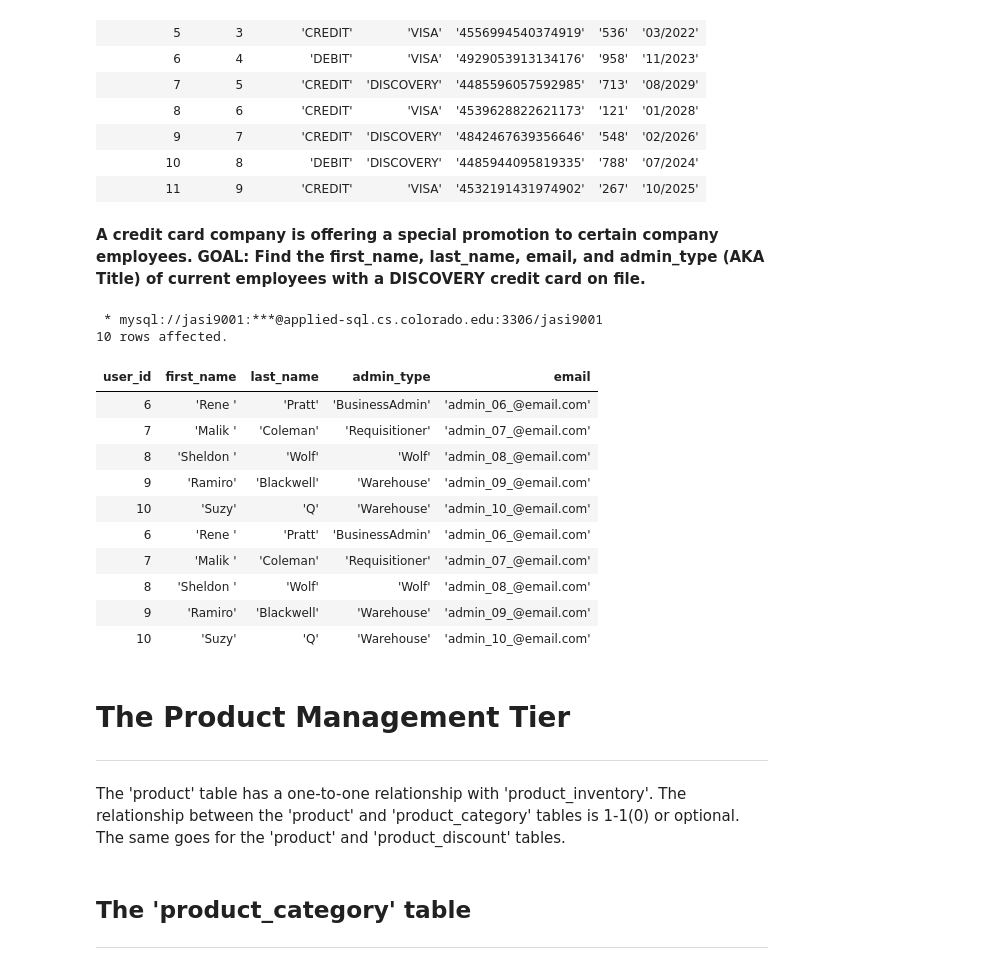
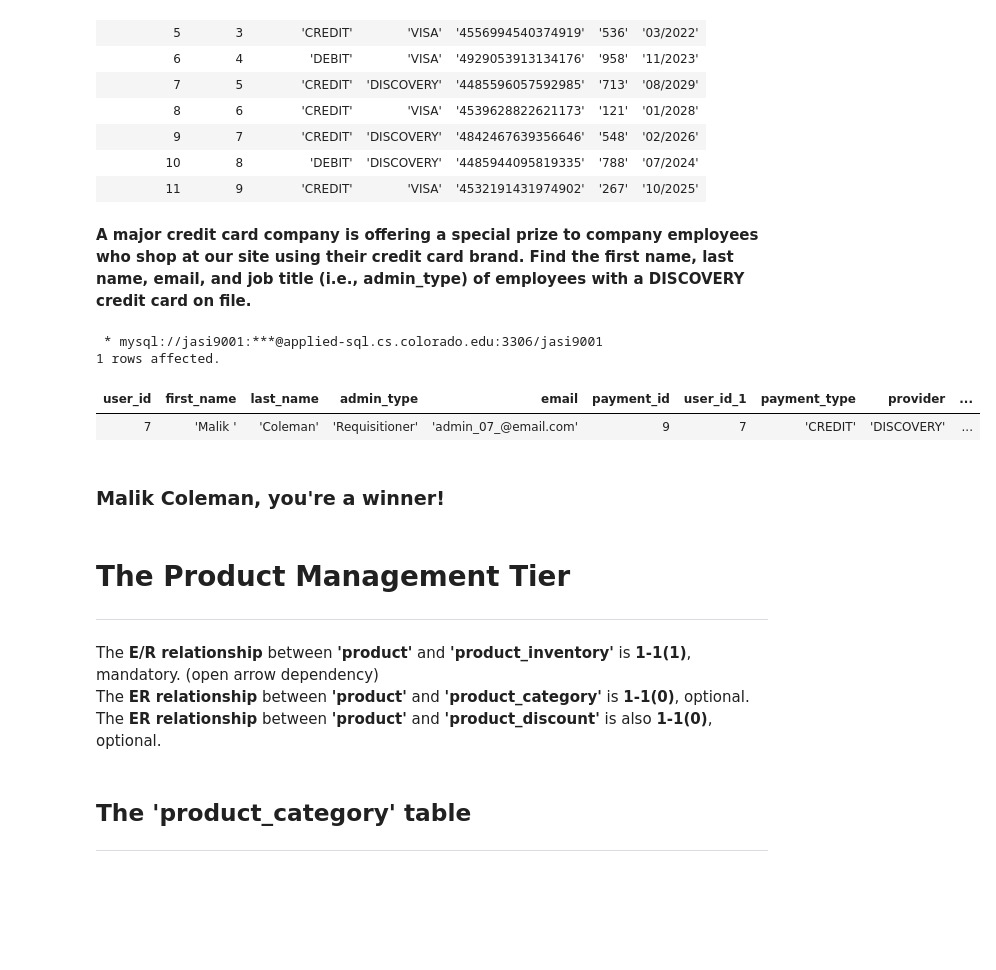
Before and after one commit to Micah614/P2P_Retail_Database, a Jupyter notebook: P2P_DB.ipynb, the cells around one changed output. Cells and saved outputs as stored; diff of their text form; code cells hidden in the pictures; blank space fills up the shorter version.

```diff
--- a/P2P_DB.ipynb
+++ b/P2P_DB.ipynb
@@ -500,44 +503,41 @@ order by user_id;
 | 10 | 8 | 'DEBIT' | 'DISCOVERY' | '4485944095819335' | '788' | '07/2024' |
 | 11 | 9 | 'CREDIT' | 'VISA' | '4532191431974902' | '267' | '10/2025' |
 # %% [markdown]
-<strong>A credit card company is offering a special promotion to certain company employees.</strong>
-<strong>GOAL: Find the first_name, last_name, email, and admin_type (AKA Title) of current employees with a DISCOVERY credit card on file.</strong>
+<strong>A major credit card company is offering a special prize to company employees who shop at our site using their credit card brand. Find the first name, last name, email, and job title (i.e., admin_type) of employees with a DISCOVERY credit card on file.</strong>
 # %%
 %%sql
 # Use Common Table Expressions.
 WITH admin_users AS (
     SELECT
         adminuser.user_id AS 'user_id', user.first_name AS 'first_name', user.last_name AS 'last_name', adminuser.admin_type AS 'admin_type',
             user.email AS 'email'
     FROM
         adminuser
     INNER JOIN
         user
     ON
         adminuser.user_id = user.user_id
 )
 
-
-SELECT * FROM admin_users;
+SELECT *
+FROM admin_users
+JOIN user_payment
+ON admin_users.user_id = user_payment.user_id
+WHERE user_payment.payment_type LIKE '\'%CREDIT\'' AND user_payment.provider LIKE '\'%DISCOVERY\'';
 # %% [output]
  * mysql://jasi9001:***@applied-sql.cs.colorado.edu:3306/jasi9001
-10 rows affected.
+1 rows affected.
-| user_id | first_name | last_name | admin_type | email |
-| 6 | 'Rene ' | 'Pratt' | 'BusinessAdmin' | 'admin_06_@email.com' |
-| 7 | 'Malik ' | 'Coleman' | 'Requisitioner' | 'admin_07_@email.com' |
-| 8 | 'Sheldon ' | 'Wolf' | 'Wolf' | 'admin_08_@email.com' |
-| 9 | 'Ramiro' | 'Blackwell' | 'Warehouse' | 'admin_09_@email.com' |
-| 10 | 'Suzy' | 'Q' | 'Warehouse' | 'admin_10_@email.com' |
-| 6 | 'Rene ' | 'Pratt' | 'BusinessAdmin' | 'admin_06_@email.com' |
-| 7 | 'Malik ' | 'Coleman' | 'Requisitioner' | 'admin_07_@email.com' |
-| 8 | 'Sheldon ' | 'Wolf' | 'Wolf' | 'admin_08_@email.com' |
-| 9 | 'Ramiro' | 'Blackwell' | 'Warehouse' | 'admin_09_@email.com' |
-| 10 | 'Suzy' | 'Q' | 'Warehouse' | 'admin_10_@email.com' |
+| user_id | first_name | last_name | admin_type | email | payment_id | user_id_1 | payment_type | provider | ... |
+| 7 | 'Malik ' | 'Coleman' | 'Requisitioner' | 'admin_07_@email.com' | 9 | 7 | 'CREDIT' | 'DISCOVERY' | ... |
+# %% [markdown]
+<h3><strong>Malik Coleman, you're a winner!</strong></h3>
 # %% [markdown]
 # The Product Management Tier
 <hr/>
 # %% [markdown]
-The 'product' table has a one-to-one relationship with 'product_inventory'. The relationship between the 'product' and 'product_category' tables is 1-1(0) or optional. The same goes for the 'product' and 'product_discount' tables.
+The <b>E/R relationship</b> between <b>'product'</b> and <b>'product_inventory'</b> is <b>1-1(1)</b>, mandatory. (open arrow dependency)
+<br>The <b>ER relationship</b> between <b>'product'</b> and <b>'product_category'</b> is <b>1-1(0)</b>, optional.
+<br>The <b>ER relationship</b> between <b>'product'</b> and <b>'product_discount'</b> is also <b>1-1(0)</b>, optional.
 # %% [markdown]
 ## The 'product_category' table
 <hr/>
```
Also changed, not shown: parts of 31 cells of this notebook.
